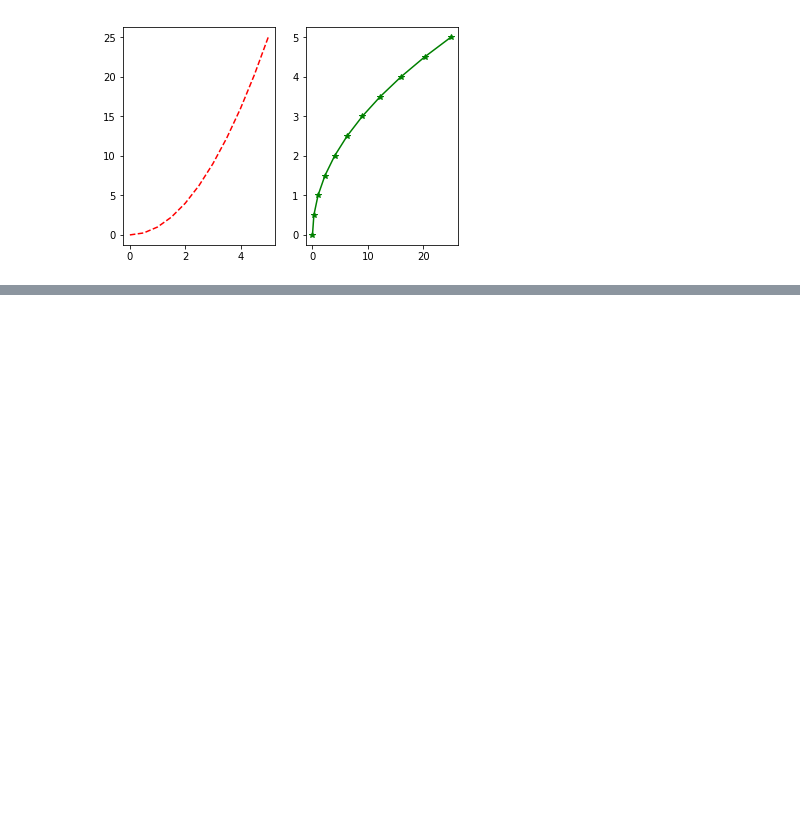
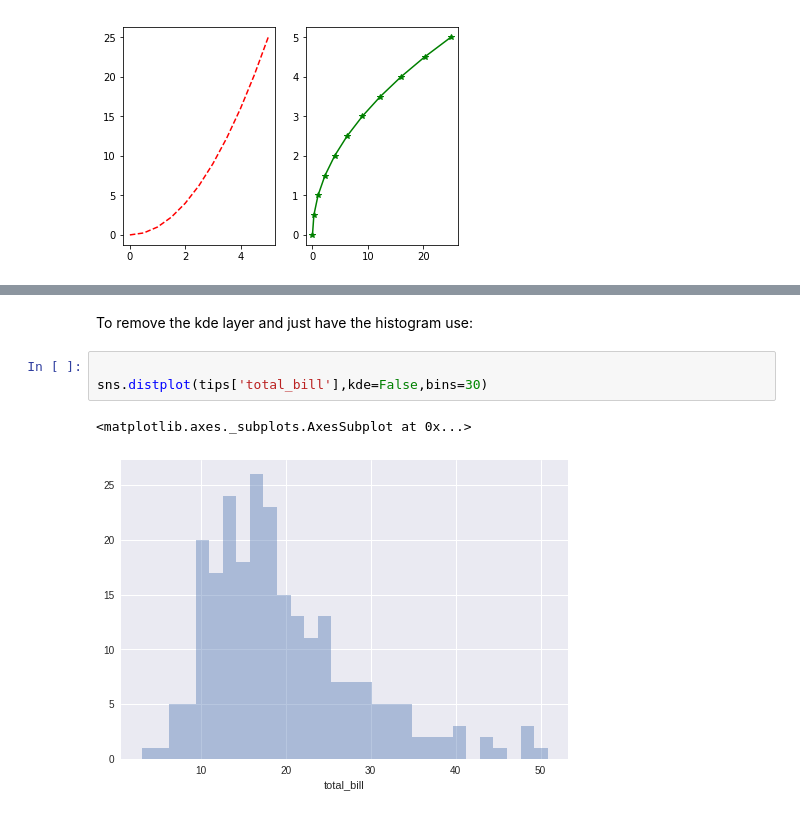
Before and after one commit to msadegh97/machine-learning-course, a Jupyter notebook: appendix-03-Visualization.ipynb, the cells around one changed output, grey strips where cells are left out. Cells and saved outputs as stored; diff of their text form; blank space fills up the shorter version.

```diff
--- a/appendix-03-Visualization.ipynb
+++ b/appendix-03-Visualization.ipynb
@@ -65,0 +121,9 @@ plt.boxplot(data,vert=True,patch_artist=True);
+# %% [markdown]
+
+To remove the kde layer and just have the histogram use:
+# %%
+
+sns.distplot(tips['total_bill'],kde=False,bins=30)
+# %% [output]
+<matplotlib.axes._subplots.AxesSubplot at 0x...>
+[figure, added]
```
Also changed, not shown: parts of 18 cells of this notebook, 6 other files.
